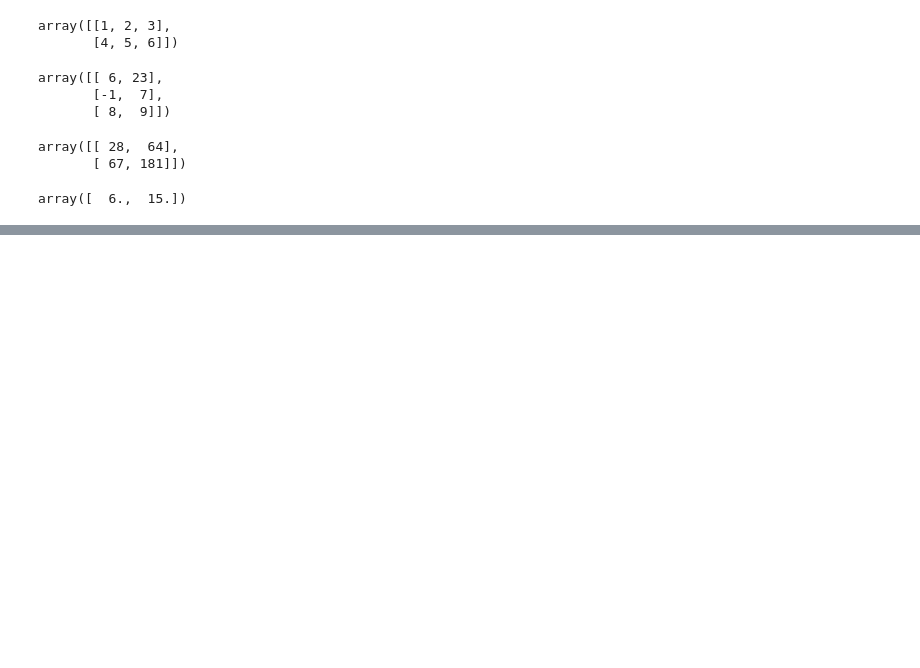
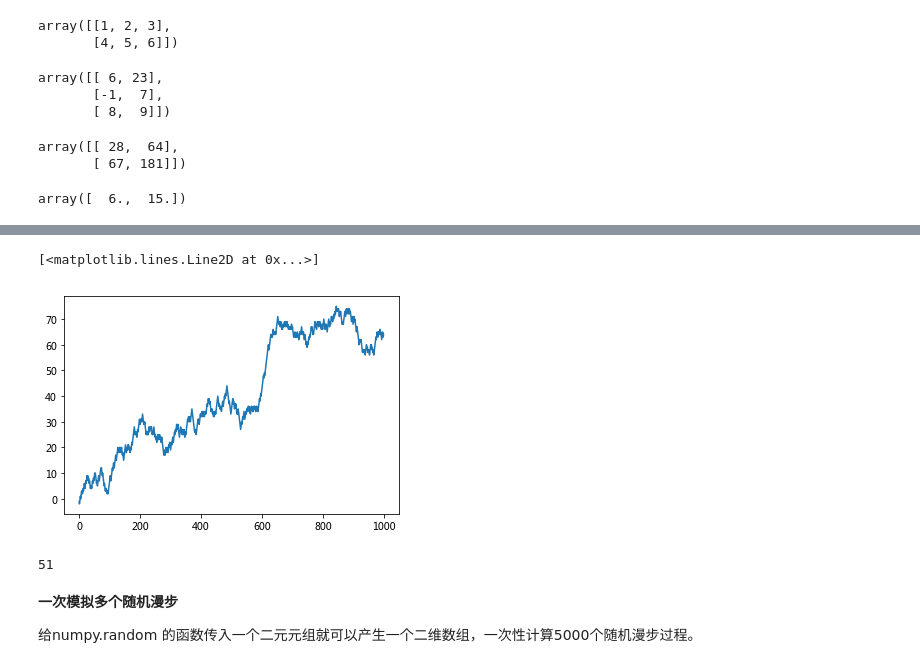
Before and after one commit to FENG06/OldPrcatice, a Jupyter notebook: NumPy.ipynb, the cells around one changed output, grey strips where cells are left out. Cells and saved outputs as stored; diff of their text form; code cells hidden in the pictures; blank space fills up the shorter version.

```diff
--- a/NumPy.ipynb
+++ b/NumPy.ipynb
@@ -932,0 +996,14 @@ array([[-3.51171201,  0.53997817,  1.35185527,  2.84454167,  0.58842716],
+# %%
+plt.plot(walk)
+# %% [output]
+[<matplotlib.lines.Line2D at 0x...>]
+[figure, added]
+# %%
+# 求得本次随机漫步需要多久才能距离初始0点至少10步远
+(np.abs(walk) >= 10).argmax()
+# %% [output]
+51
+# %% [markdown]
+**一次模拟多个随机漫步**
+
+给numpy.random 的函数传入一个二元元组就可以产生一个二维数组，一次性计算5000个随机漫步过程。
```
Also changed, not shown: parts of 48 cells of this notebook, 1 other file.
